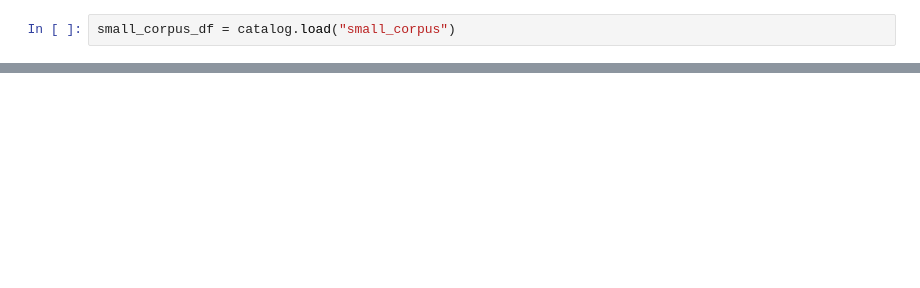
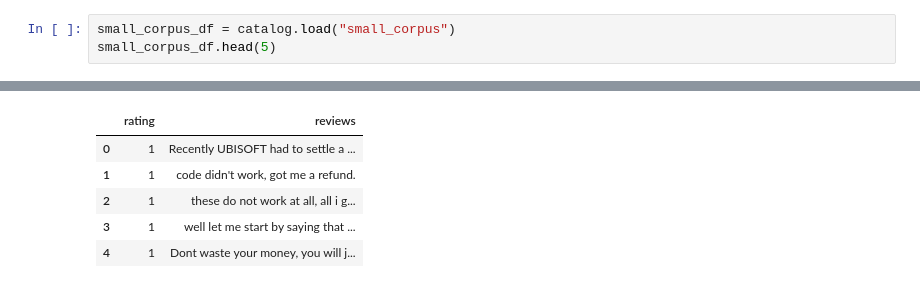
Before and after one commit to ssakhavi/sentiment-analysis, a Jupyter notebook: notebooks/milestone2.ipynb, the cells around one changed output, grey strips where cells are left out. Drawn from its saved outputs; the diff is of its cells as text; blank space fills up the shorter version.

```diff
--- a/notebooks/milestone2.ipynb
+++ b/notebooks/milestone2.ipynb
@@ -1,3 +35,4 @@
 # %%
 small_corpus_df = catalog.load("small_corpus")
+small_corpus_df.head(5)
 # %% [output]
@@ -4,0 +40,6 @@ small_corpus_df = catalog.load("small_corpus")
+|  | rating | reviews |
+| 0 | 1 | Recently UBISOFT had to settle a ... |
+| 1 | 1 | code didn't work, got me a refund. |
+| 2 | 1 | these do not work at all, all i g... |
+| 3 | 1 | well let me start by saying that ... |
+| 4 | 1 | Dont waste your money, you will j... |
```
Also changed, not shown: parts of 6 cells of this notebook, 3 other files.
